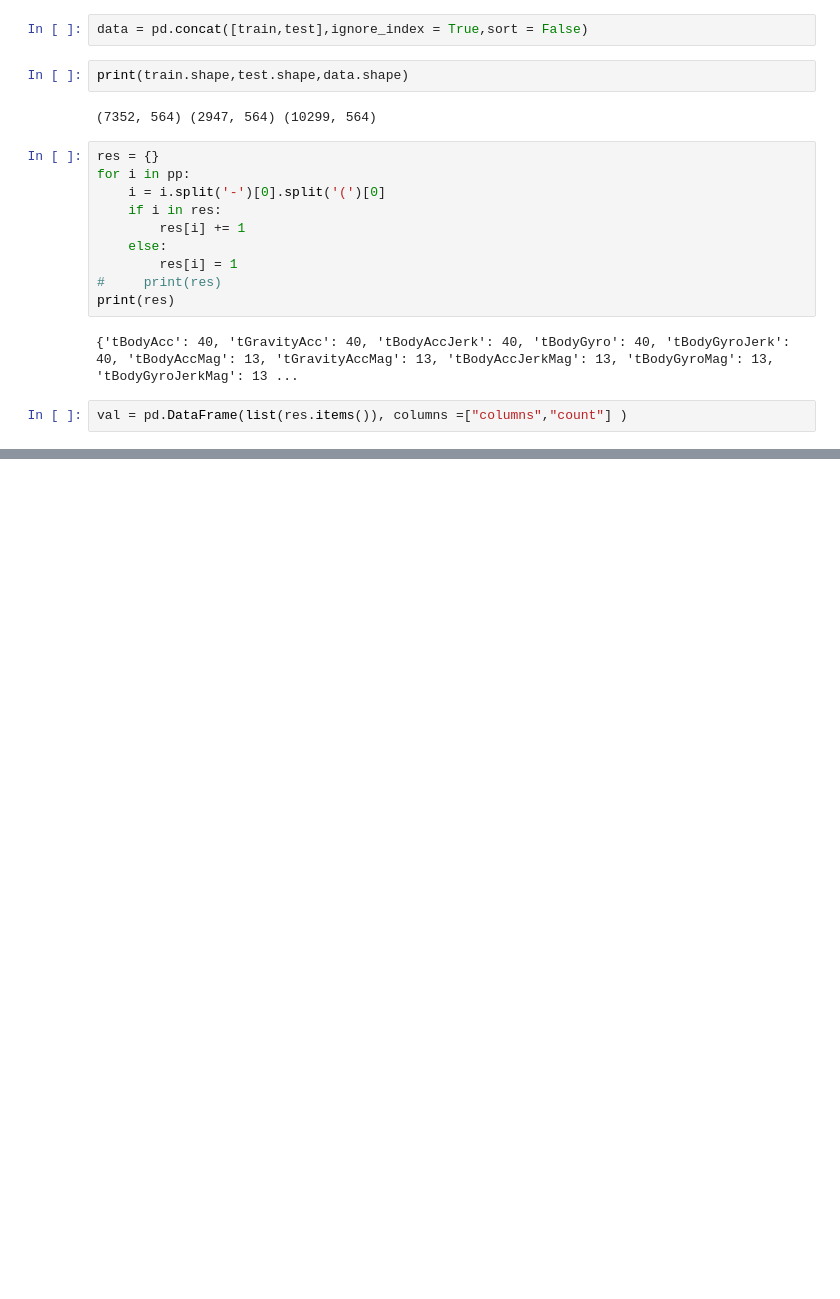
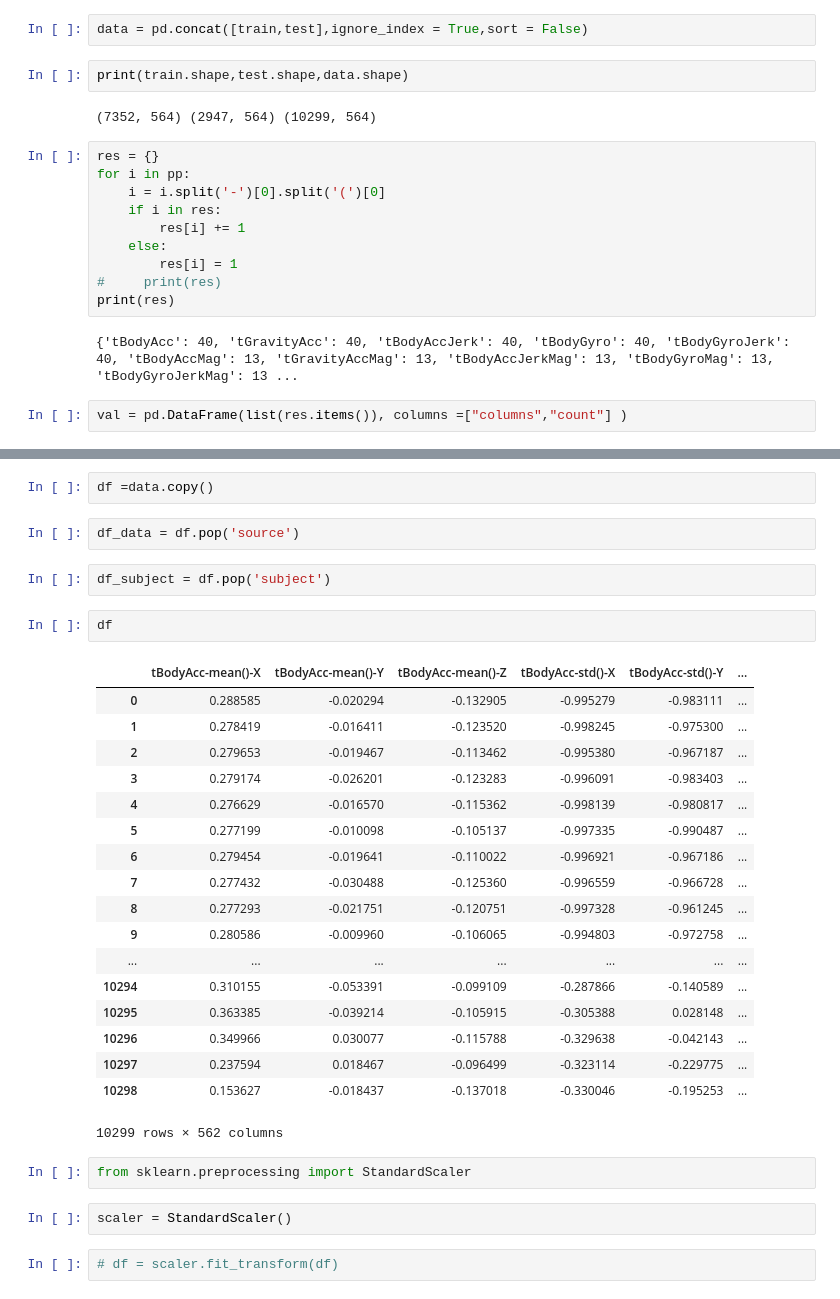
Before and after one commit to siddeshdhakar/Human-Activity-Recognition, a Jupyter notebook: Human Activity Recognition.ipynb, the cells around one changed output, grey strips where cells are left out. Cells and saved outputs as stored; diff of their text form; blank space fills up the shorter version.

```diff
--- a/Human Activity Recognition.ipynb
+++ b/Human Activity Recognition.ipynb
@@ -59,0 +78,33 @@ val.sort_values(by =['count'],ascending = [False])
+# %%
+df =data.copy()
+# %%
+df_data = df.pop('source')
+# %%
+df_subject = df.pop('subject')
+# %%
+df
+# %% [output]
+|  | tBodyAcc-mean()-X | tBodyAcc-mean()-Y | tBodyAcc-mean()-Z | tBodyAcc-std()-X | tBodyAcc-std()-Y | ... |
+| 0 | 0.288585 | -0.020294 | -0.132905 | -0.995279 | -0.983111 | ... |
+| 1 | 0.278419 | -0.016411 | -0.123520 | -0.998245 | -0.975300 | ... |
+| 2 | 0.279653 | -0.019467 | -0.113462 | -0.995380 | -0.967187 | ... |
+| 3 | 0.279174 | -0.026201 | -0.123283 | -0.996091 | -0.983403 | ... |
+| 4 | 0.276629 | -0.016570 | -0.115362 | -0.998139 | -0.980817 | ... |
+| 5 | 0.277199 | -0.010098 | -0.105137 | -0.997335 | -0.990487 | ... |
+| 6 | 0.279454 | -0.019641 | -0.110022 | -0.996921 | -0.967186 | ... |
+| 7 | 0.277432 | -0.030488 | -0.125360 | -0.996559 | -0.966728 | ... |
+| 8 | 0.277293 | -0.021751 | -0.120751 | -0.997328 | -0.961245 | ... |
+| 9 | 0.280586 | -0.009960 | -0.106065 | -0.994803 | -0.972758 | ... |
+| ... | ... | ... | ... | ... | ... | ... |
+| 10294 | 0.310155 | -0.053391 | -0.099109 | -0.287866 | -0.140589 | ... |
+| 10295 | 0.363385 | -0.039214 | -0.105915 | -0.305388 | 0.028148 | ... |
+| 10296 | 0.349966 | 0.030077 | -0.115788 | -0.329638 | -0.042143 | ... |
+| 10297 | 0.237594 | 0.018467 | -0.096499 | -0.323114 | -0.229775 | ... |
+| 10298 | 0.153627 | -0.018437 | -0.137018 | -0.330046 | -0.195253 | ... |
+10299 rows × 562 columns
+# %%
+from sklearn.preprocessing import StandardScaler
+# %%
+scaler = StandardScaler()
+# %%
+# df = scaler.fit_transform(df)
```
Also changed, not shown: parts of 27 cells of this notebook.
